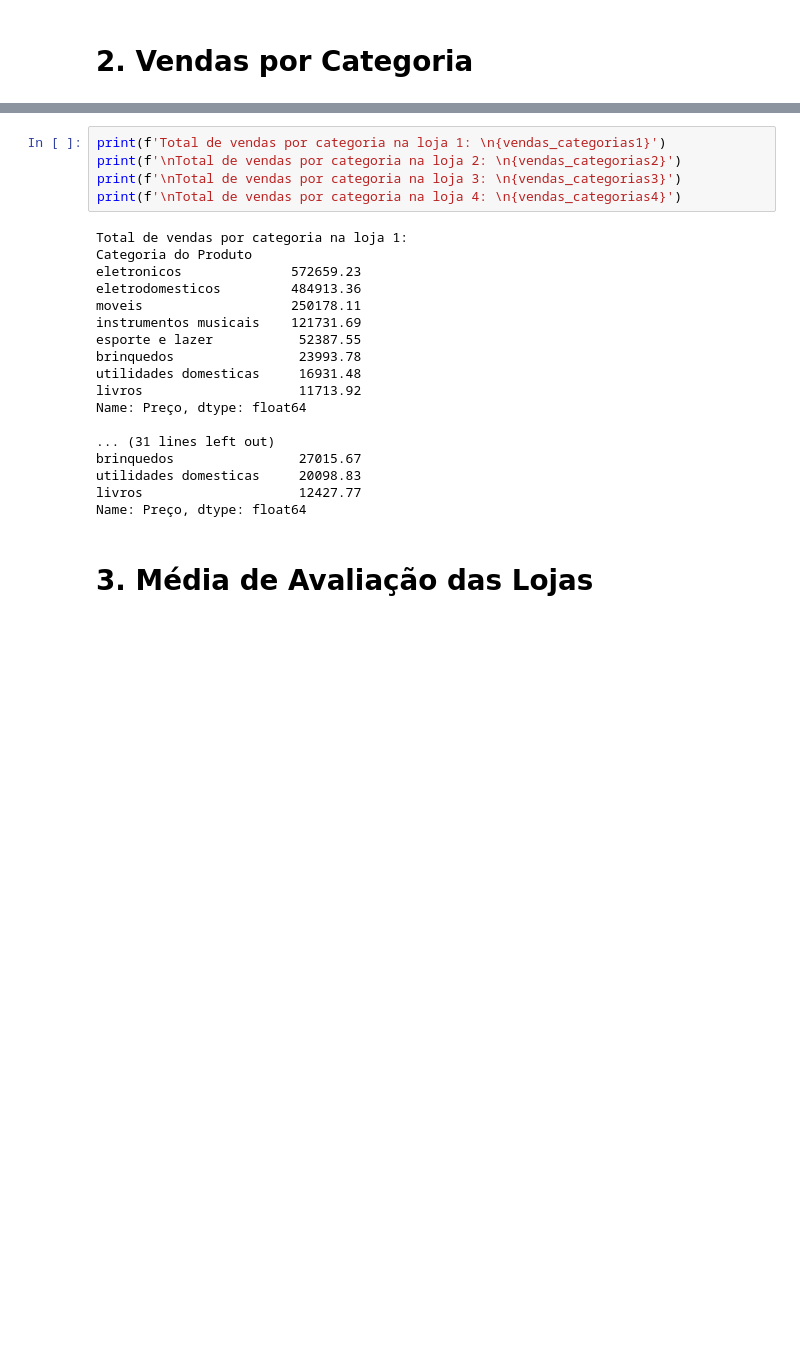
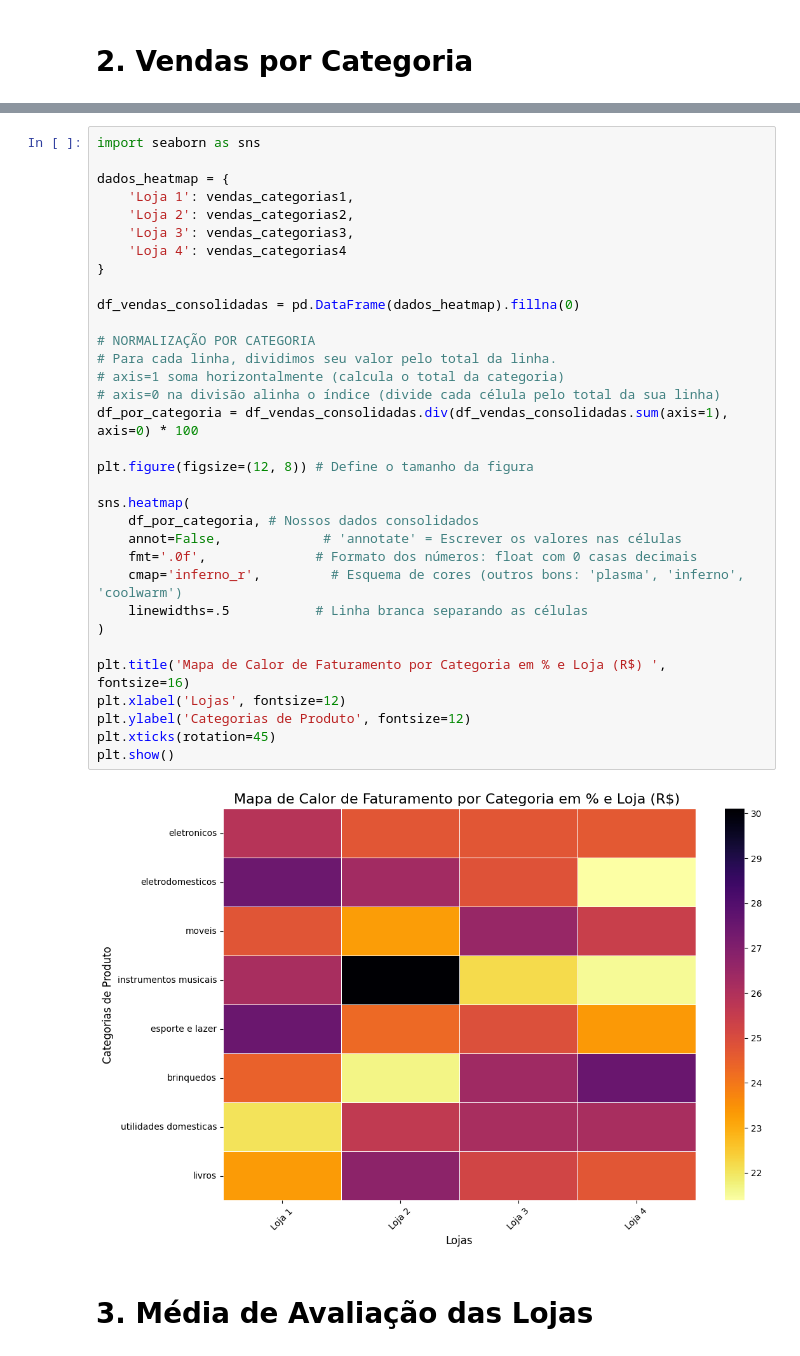
Before and after one commit to ElaiEmylleMatos/challenge-alura-store, a Jupyter notebook: AluraStoreBr.ipynb, the cells around one changed output, grey strips where cells are left out. Cells and saved outputs as stored; diff of their text form; blank space fills up the shorter version.

```diff
--- a/AluraStoreBr.ipynb
+++ b/AluraStoreBr.ipynb
@@ -58,26 +100,38 @@ vendas_categorias4 = loja4.groupby('Categoria do Produto')['Preço'].sum().sort_
-# %%
-print(f'Total de vendas por categoria na loja 1: \n{vendas_categorias1}')
-print(f'\nTotal de vendas por categoria na loja 2: \n{vendas_categorias2}')
-print(f'\nTotal de vendas por categoria na loja 3: \n{vendas_categorias3}')
-print(f'\nTotal de vendas por categoria na loja 4: \n{vendas_categorias4}')
-# %% [output]
-Total de vendas por categoria na loja 1:
-Categoria do Produto
-eletronicos              572659.23
-eletrodomesticos         484913.36
-moveis                   250178.11
-instrumentos musicais    121731.69
-esporte e lazer           52387.55
-brinquedos                23993.78
-utilidades domesticas     16931.48
-livros                    11713.92
-Name: Preço, dtype: float64
-
-... (31 lines left out)
-brinquedos                27015.67
-utilidades domesticas     20098.83
-livros                    12427.77
-Name: Preço, dtype: float64
+# %%
+import seaborn as sns
+
+dados_heatmap = {
+    'Loja 1': vendas_categorias1,
+    'Loja 2': vendas_categorias2,
+    'Loja 3': vendas_categorias3,
+    'Loja 4': vendas_categorias4
+}
+
+df_vendas_consolidadas = pd.DataFrame(dados_heatmap).fillna(0)
+
+# NORMALIZAÇÃO POR CATEGORIA
+# Para cada linha, dividimos seu valor pelo total da linha.
+# axis=1 soma horizontalmente (calcula o total da categoria)
+# axis=0 na divisão alinha o índice (divide cada célula pelo total da sua linha)
+df_por_categoria = df_vendas_consolidadas.div(df_vendas_consolidadas.sum(axis=1), axis=0) * 100
+
+plt.figure(figsize=(12, 8)) # Define o tamanho da figura
+
+sns.heatmap(
+    df_por_categoria, # Nossos dados consolidados
+    annot=False,             # 'annotate' = Escrever os valores nas células
+    fmt='.0f',              # Formato dos números: float com 0 casas decimais
+    cmap='inferno_r',         # Esquema de cores (outros bons: 'plasma', 'inferno', 'coolwarm')
+    linewidths=.5           # Linha branca separando as células
+)
+
+plt.title('Mapa de Calor de Faturamento por Categoria em % e Loja (R$) ', fontsize=16)
+plt.xlabel('Lojas', fontsize=12)
+plt.ylabel('Categorias de Produto', fontsize=12)
+plt.xticks(rotation=45)
+plt.show()
+# %% [output]
+[figure, added]
 # %% [markdown]
 # 3. Média de Avaliação das Lojas
 # %%
```
Also changed, not shown: parts of 8 cells of this notebook.
